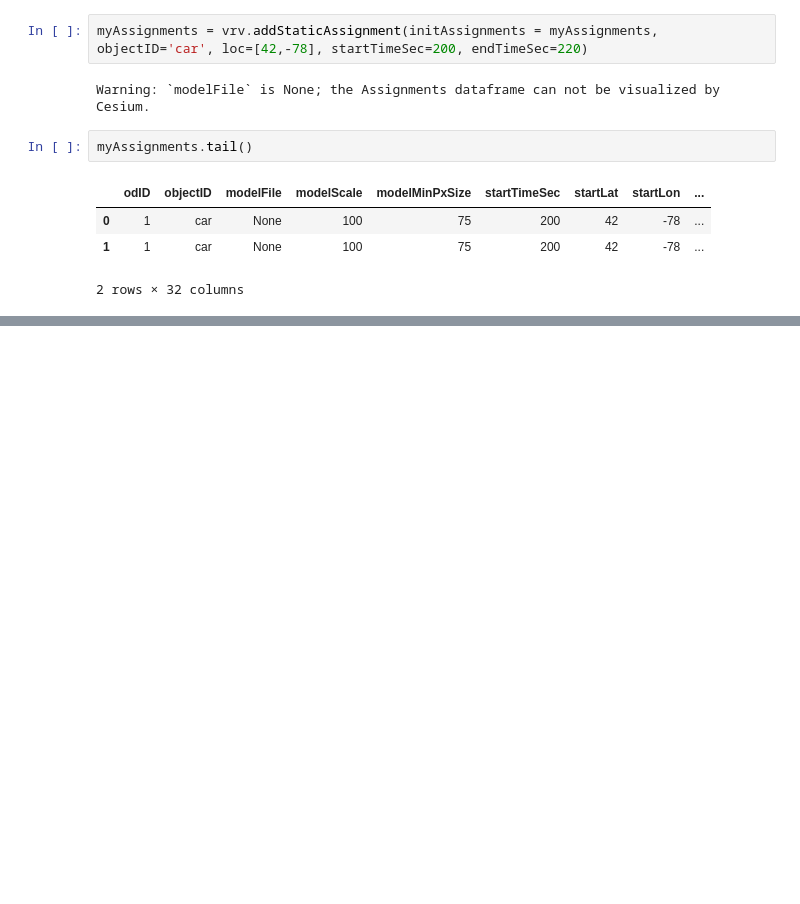
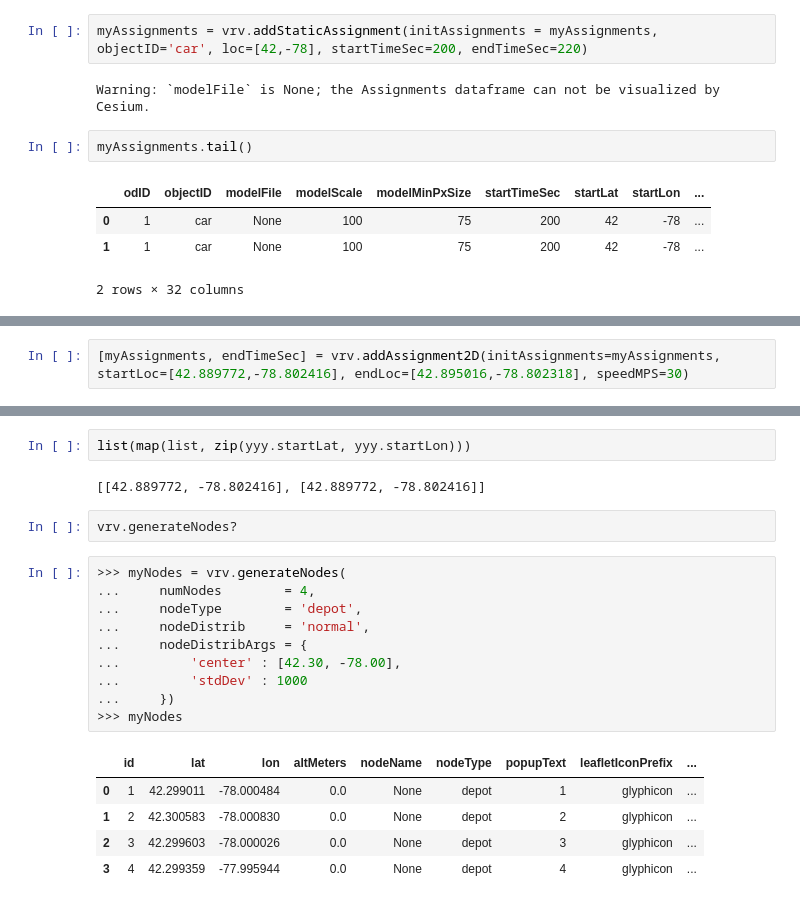
Before and after one commit to optimatorlab/veroviz, a Jupyter notebook: Untitled3.ipynb, the cells around one changed output, grey strips where cells are left out. Cells and saved outputs as stored; diff of their text form; blank space fills up the shorter version.

```diff
--- a/Untitled3.ipynb
+++ b/Untitled3.ipynb
@@ -339,0 +347,2 @@ myAssignments.tail()
+# %%
+[myAssignments, endTimeSec] = vrv.addAssignment2D(initAssignments=myAssignments, startLoc=[42.889772,-78.802416], endLoc=[42.895016,-78.802318], speedMPS=30)
@@ -339,0 +375,22 @@ myAssignments.tail()
+# %%
+list(map(list, zip(yyy.startLat, yyy.startLon)))
+# %% [output]
+[[42.889772, -78.802416], [42.889772, -78.802416]]
+# %%
+vrv.generateNodes?
+# %%
+>>> myNodes = vrv.generateNodes(
+...     numNodes        = 4,
+...     nodeType        = 'depot',
+...     nodeDistrib     = 'normal',
+...     nodeDistribArgs = {
+...         'center' : [42.30, -78.00],
+...         'stdDev' : 1000
+...     })
+>>> myNodes
+# %% [output]
+|  | id | lat | lon | altMeters | nodeName | nodeType | popupText | leafletIconPrefix | ... |
+| 0 | 1 | 42.299011 | -78.000484 | 0.0 | None | depot | 1 | glyphicon | ... |
+| 1 | 2 | 42.300583 | -78.000830 | 0.0 | None | depot | 2 | glyphicon | ... |
+| 2 | 3 | 42.299603 | -78.000026 | 0.0 | None | depot | 3 | glyphicon | ... |
+| 3 | 4 | 42.299359 | -77.995944 | 0.0 | None | depot | 4 | glyphicon | ... |
```
Also changed, not shown: parts of 17 cells of this notebook, 16 other files.
